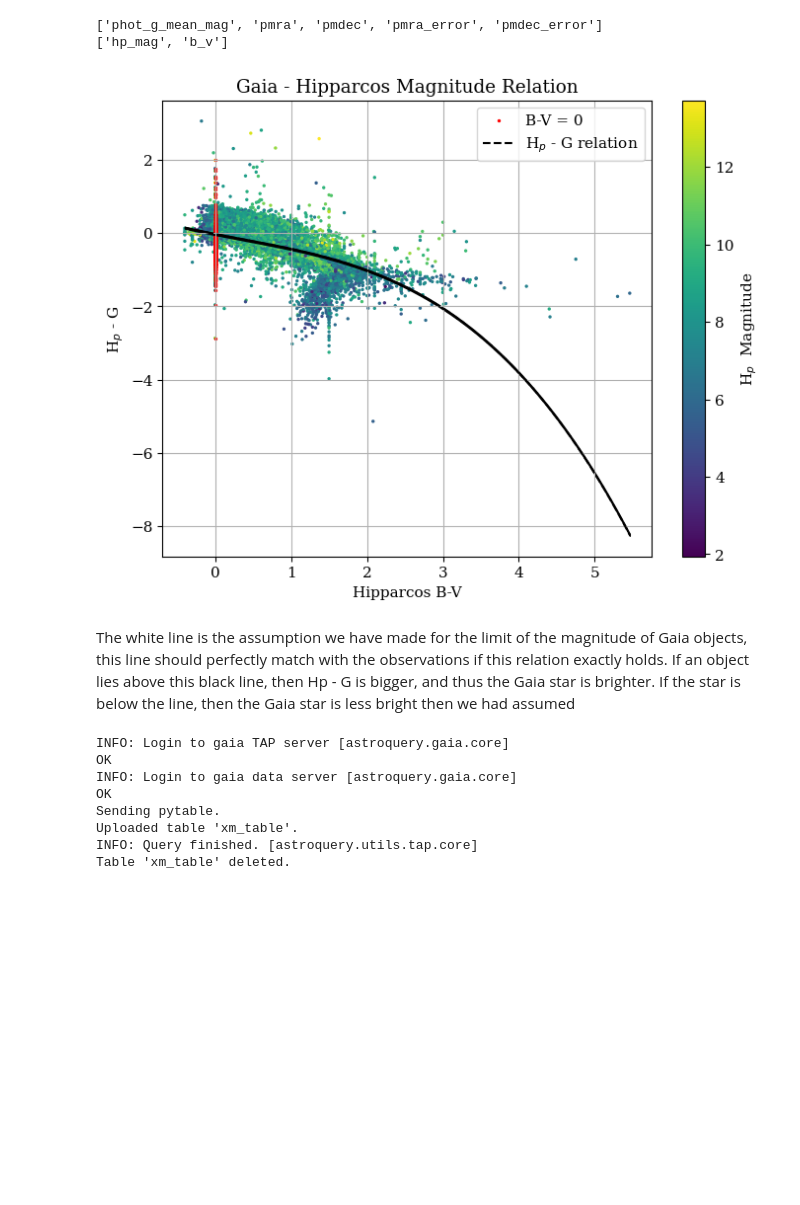
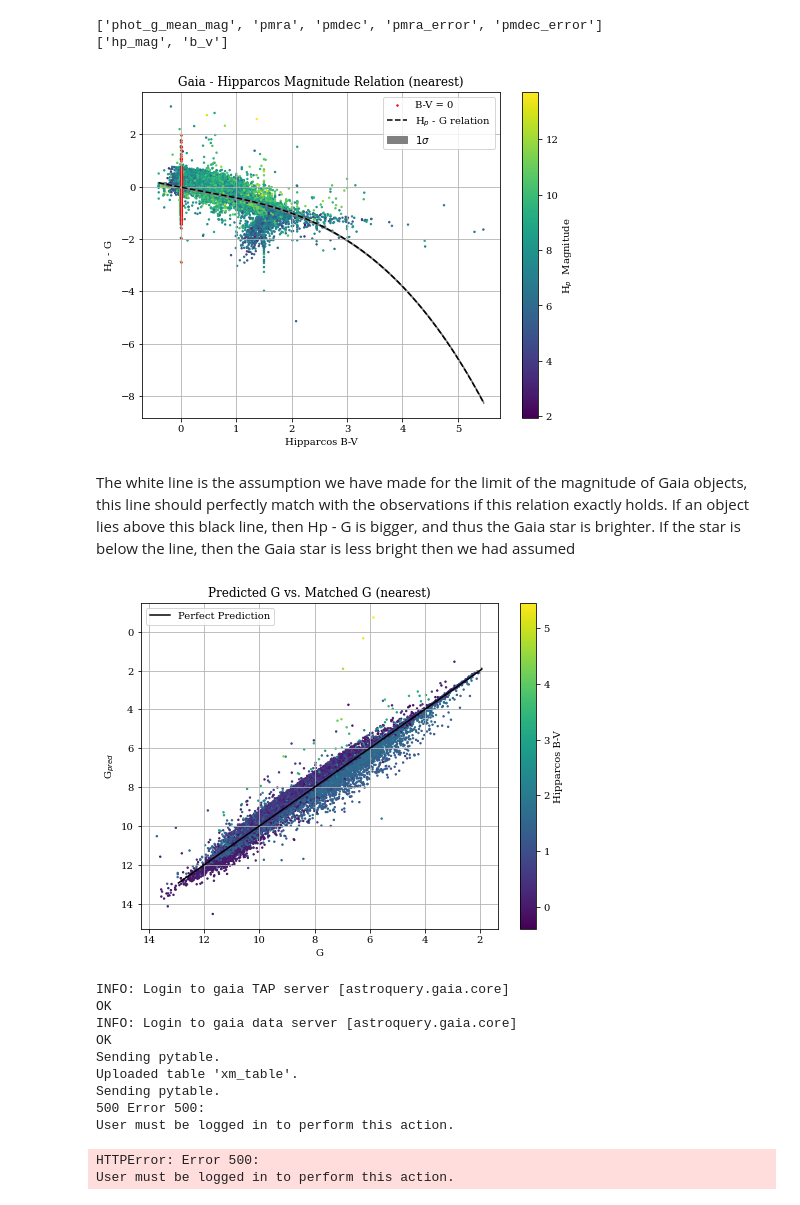
Before and after one commit to RenVit318/masterproject, a Jupyter notebook: src/notebooks/crossmatch_analysis.ipynb, the cells around one changed output. Drawn from its saved outputs; the diff is of its cells as text; code cells hidden in the pictures; blank space fills up the shorter version.

```diff
--- a/src/notebooks/crossmatch_analysis.ipynb
+++ b/src/notebooks/crossmatch_analysis.ipynb
@@ -21,6 +21,7 @@ radius = '1as'
 method = 'nearest'
 
 rpath = '../../results/'
+fpath = '../../../figures/'
 dpath = '../../../data/'
 xm_all = np.load(rpath+'crossmatch_1as_all_neighbours.npy')
 xm_near = np.load(rpath+'crossmatch_1as_best_neighbour_nearest.npy')
@@ -146,36 +145,65 @@ gaia_g = gdata_near[:,0]
 # %%
 # G - Hp relation reported on the gaia archive doccs
 x = np.linspace(np.min(hipp_bv), np.max(hipp_bv), 1000)
 y = -0.02392 - 0.4069*x + 0.04569*(x**2) - 0.0452*(x**3)
 sigma = 0.02417
 
 fig, ax = plt.subplots(1,1, figsize=(8, 6))
 bv0_mask = np.where(hipp_bv==0.)
 
 scatter = ax.scatter(hipp_bv, gaia_g-hp_mag, s=2, c=gaia_g)
 ax.scatter(hipp_bv[bv0_mask], (gaia_g-hp_mag)[bv0_mask], s=2, c='red', label='B-V = 0')
 ax.plot(x,y,c='black',ls='--', label=f"H$_p$ - G relation")
-ax.fill_between(x,y-sigma,y+sigma, color='black')
+ax.fill_between(x,y-sigma,y+sigma, color='gray', label=f'$1\sigma$')
 cb = plt.colorbar(scatter)
 cb.set_label(f"H$_p$  Magnitude")
 
 ax.set_ylabel(f"H$_p$ - G")
 ax.set_xlabel("Hipparcos B-V")
-ax.set_title("Gaia - Hipparcos Magnitude Relation")
+ax.set_title(f"Gaia - Hipparcos Magnitude Relation ({match_method})")
 
 plt.legend()
+
+plt.savefig(fpath+'gaiapred_bvcol.png', bbox_inches='tight')
 plt.show()
 # %% [output]
-[figure, old version]
+[figure, new version]
 # %% [markdown]
 The white line is the assumption we have made for the limit of the magnitude of Gaia objects, this line should perfectly match with the observations if this relation exactly holds. If an object lies above this black line, then Hp - G is bigger, and thus the Gaia star is brighter. If the star is below the line, then the Gaia star is less bright then we had assumed
+# %%
+# Difference between G_pred and matched G
+x = hipp_bv
+G_pred = -0.02392 - 0.4069*x + 0.04569*(x**2) - 0.0452*(x**3) + hp_mag
+best_line = np.arange(min(gaia_g), max(gaia_g))
+
+fig, ax = plt.subplots(1,1, figsize=(8,6))
+
+scatter = ax.scatter(gaia_g, G_pred, s=2, c=hipp_bv)
+cb = plt.colorbar(scatter)
+cb.set_label("Hipparcos B-V")
+ax.plot(best_line, best_line, c='black', label="Perfect Prediction")
+
+ax.set_xlabel("G")
+ax.set_ylabel("G$_{pred}$")
+ax.set_title(f"Predicted G vs. Matched G ({match_method})")
+ax.invert_xaxis()
+ax.invert_yaxis()
+
+
+plt.legend()
+plt.savefig(fpath+'gaiapred_gaiamatch.png', bbox_inches='tight')
+plt.show()
+# %% [output]
+[figure, added]
 # %%
-pos_gaia_params = ['ra', 'dec', 'ra_error', 'dec_error', 'ra_dec_corr']
+pos_gaia_params = ['ra_prop', 'dec_prop', 'e_ra_prop', 'e_de_prop', 'ra_dec_prop']
 pos_hipp_params = ['ra', 'dec', 'e_ra_rad', 'e_de_rad', 'u2']
-xm = xm_all
+xm = xm_near
 
-xm, pos_gaia = query_extra_data(xm, pos_gaia_params)
-xm, pos_hipp = query_extra_data(xm, pos_hipp_params, cat='hipp')
+xm, pos_gaia = query_extra_data(xm, pos_gaia_params, cat='GaiaBaseCat', cat_dpath='../../../data/')
+# Difficult to query Gaia data because the cat file is too big.
+xm, pos_hipp_table = query_extra_data(xm, pos_hipp_params, cat='hipp')
+cat_gaia = fits.open('../../../data/GaiaBaseCat.fits')[1].data
 # %% [output]
 INFO: Login to gaia TAP server [astroquery.gaia.core]
 OK
@@ -183,5 +211,8 @@ INFO: Login to gaia data server [astroquery.gaia.core]
 OK
 Sending pytable.
 Uploaded table 'xm_table'.
-INFO: Query finished. [astroquery.utils.tap.core]
-Table 'xm_table' deleted.
+Sending pytable.
+500 Error 500:
+User must be logged in to perform this action.
+HTTPError: Error 500:
+User must be logged in to perform this action.
```
Also changed, not shown: parts of 11 cells of this notebook, 2 other files.
